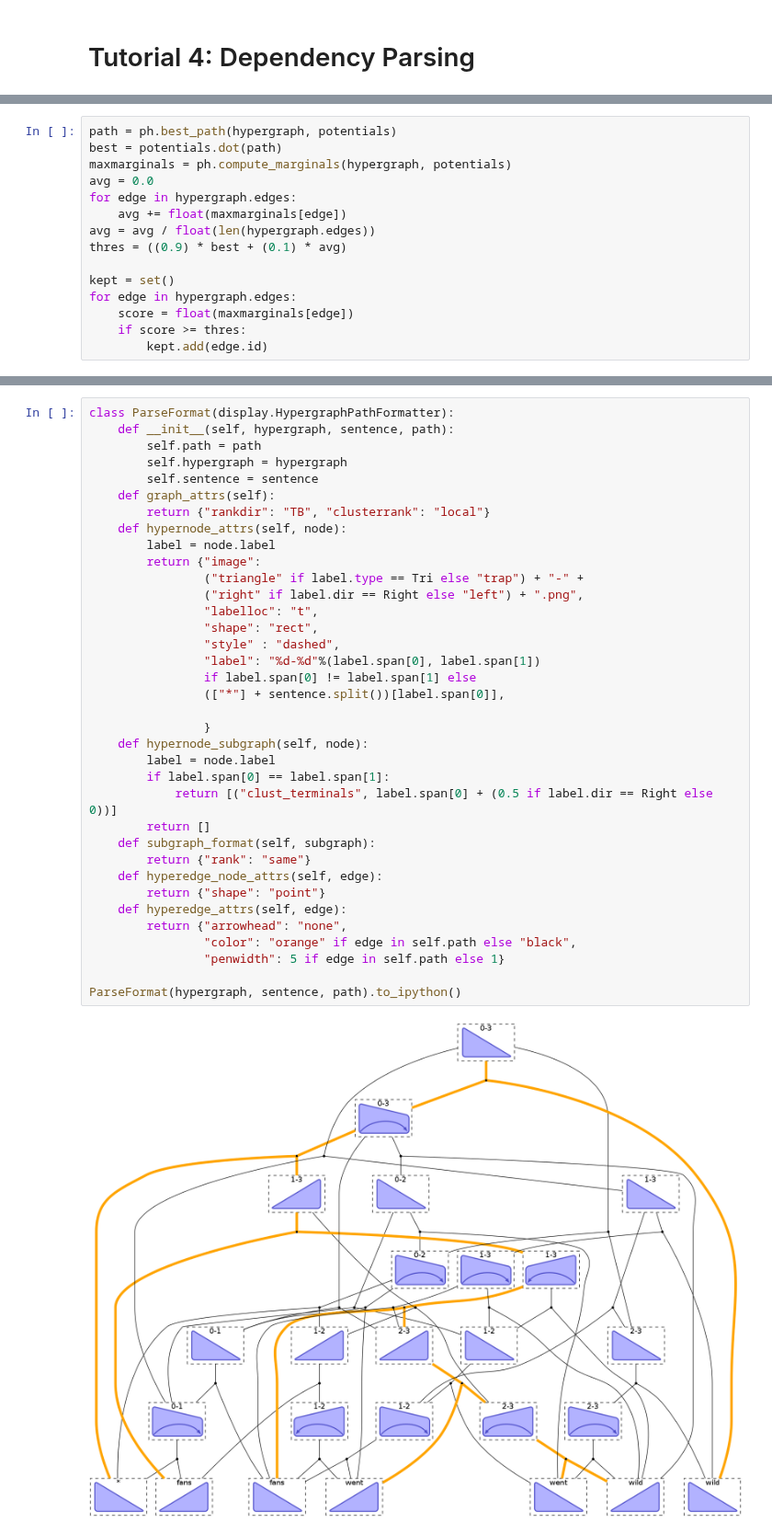
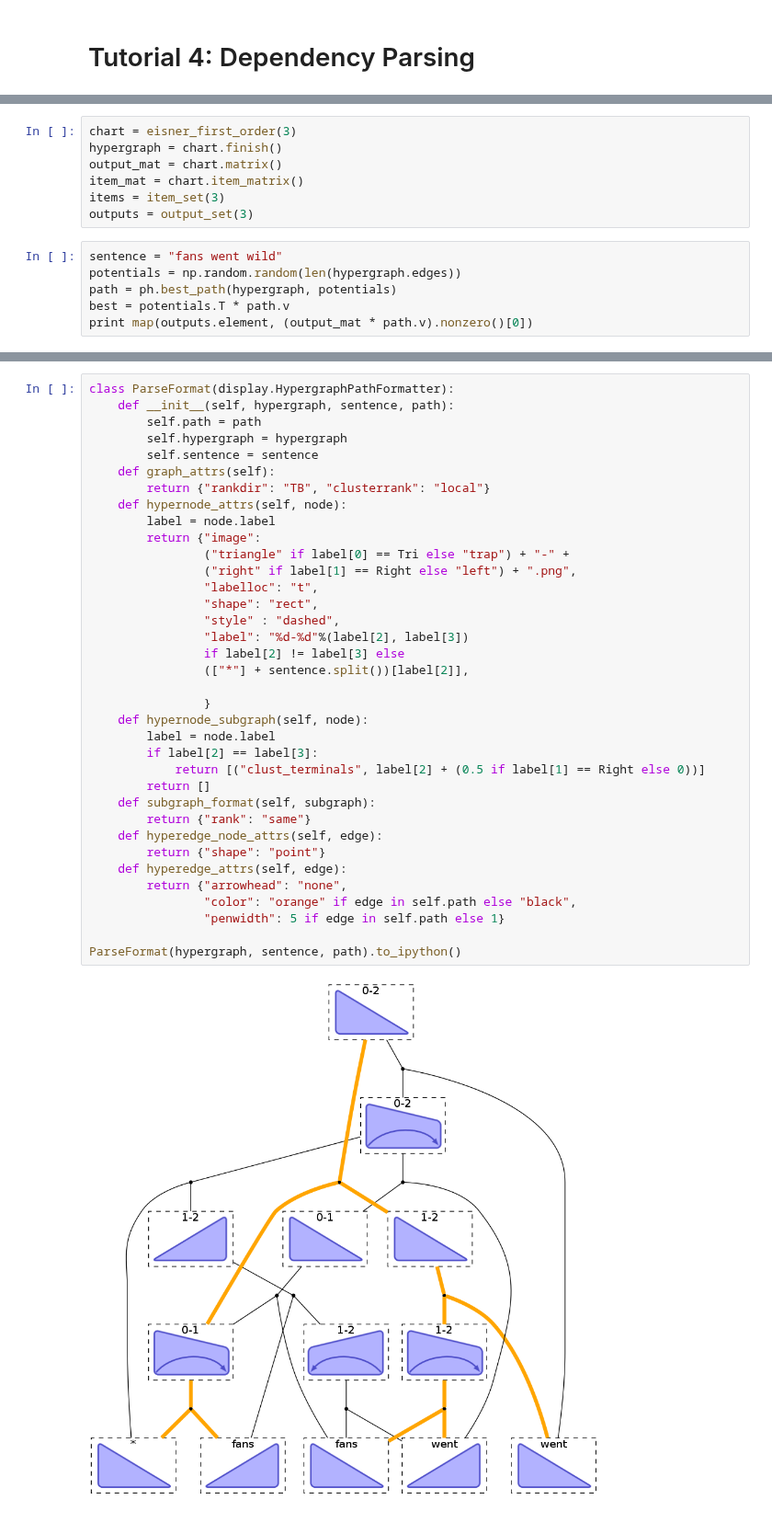
Before and after one commit to srush/PyDecode, a Jupyter notebook: notebooks/parsing.ipynb, the cells around one changed output, grey strips where cells are left out. Shown at 92% size. Saved outputs shown, nothing was run; the diff lists cells and outputs as text.

```diff
--- a/notebooks/parsing.ipynb
+++ b/notebooks/parsing.ipynb
@@ -68,15 +62,0 @@ potentials = ph.LogViterbiPotentials(hypergraph).from_vector([random.random()
-# %%
-path = ph.best_path(hypergraph, potentials)
-best = potentials.dot(path)
-maxmarginals = ph.compute_marginals(hypergraph, potentials)
-avg = 0.0
-for edge in hypergraph.edges:
-    avg += float(maxmarginals[edge])
-avg = avg / float(len(hypergraph.edges))
-thres = ((0.9) * best + (0.1) * avg)
-
-kept = set()
-for edge in hypergraph.edges:
-    score = float(maxmarginals[edge])
-    if score >= thres:
-        kept.add(edge.id)
@@ -96,0 +63,13 @@ hyperlp.lp.writeLP("parse.lp")
+# %%
+chart = eisner_first_order(3)
+hypergraph = chart.finish()
+output_mat = chart.matrix()
+item_mat = chart.item_matrix()
+items = item_set(3)
+outputs = output_set(3)
+# %%
+sentence = "fans went wild"
+potentials = np.random.random(len(hypergraph.edges))
+path = ph.best_path(hypergraph, potentials)
+best = potentials.T * path.v
+print map(outputs.element, (output_mat * path.v).nonzero()[0])
@@ -97,38 +93,38 @@ hyperlp.lp.writeLP("parse.lp")
 # %%
 class ParseFormat(display.HypergraphPathFormatter):
     def __init__(self, hypergraph, sentence, path):
         self.path = path
         self.hypergraph = hypergraph
         self.sentence = sentence
     def graph_attrs(self):
         return {"rankdir": "TB", "clusterrank": "local"}
     def hypernode_attrs(self, node):
         label = node.label
         return {"image":
-                ("triangle" if label.type == Tri else "trap") + "-" +
-                ("right" if label.dir == Right else "left") + ".png",
+                ("triangle" if label[0] == Tri else "trap") + "-" +
+                ("right" if label[1] == Right else "left") + ".png",
                 "labelloc": "t",
                 "shape": "rect",
                 "style" : "dashed",
-                "label": "%d-%d"%(label.span[0], label.span[1])
-                if label.span[0] != label.span[1] else
-                (["*"] + sentence.split())[label.span[0]],
+                "label": "%d-%d"%(label[2], label[3])
+                if label[2] != label[3] else
+                (["*"] + sentence.split())[label[2]],
 
                 }
     def hypernode_subgraph(self, node):
         label = node.label
-        if label.span[0] == label.span[1]:
-            return [("clust_terminals", label.span[0] + (0.5 if label.dir == Right else 0))]
+        if label[2] == label[3]:
+            return [("clust_terminals", label[2] + (0.5 if label[1] == Right else 0))]
         return []
     def subgraph_format(self, subgraph):
         return {"rank": "same"}
     def hyperedge_node_attrs(self, edge):
         return {"shape": "point"}
     def hyperedge_attrs(self, edge):
         return {"arrowhead": "none",
                 "color": "orange" if edge in self.path else "black",
                 "penwidth": 5 if edge in self.path else 1}
 
 ParseFormat(hypergraph, sentence, path).to_ipython()
 # %% [output]
-[figure, old version]
+[figure, new version]
```
Also changed, not shown: parts of 13 cells of this notebook, 42 other files.
